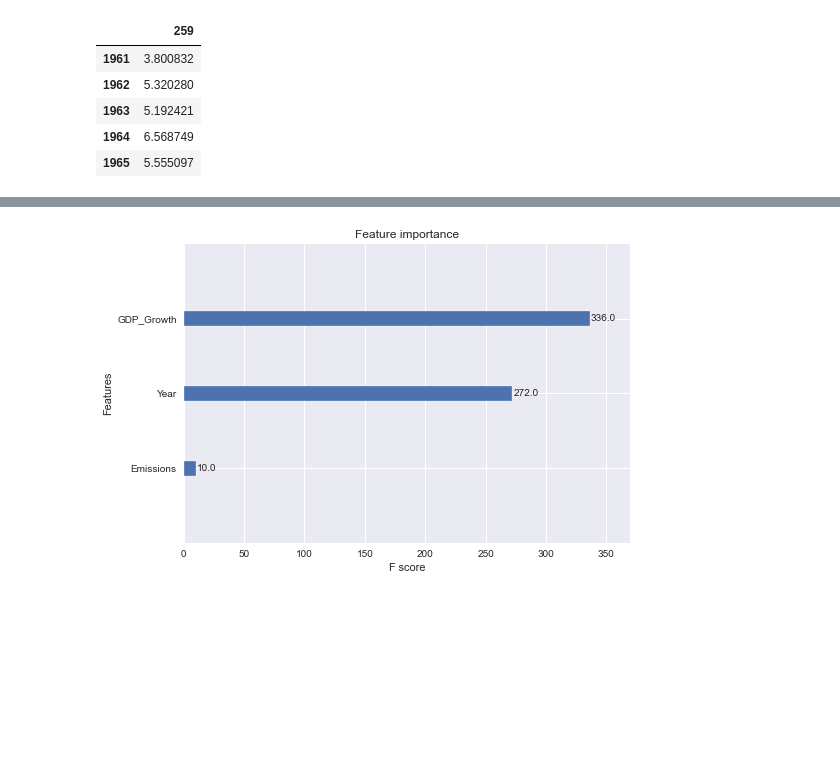
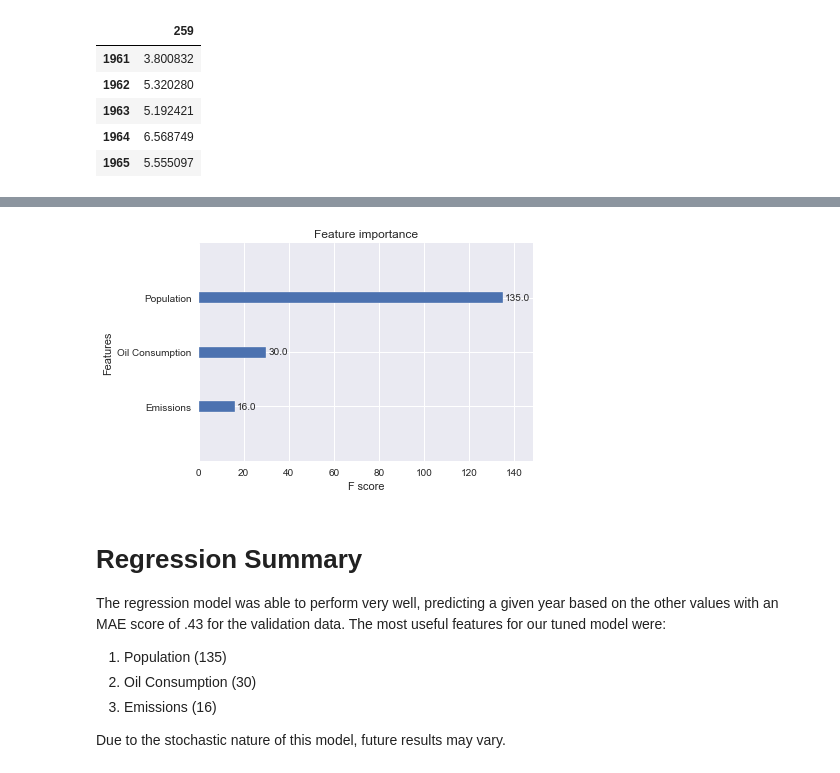
Before and after one commit to cmhollman/Capstone_Project, a Jupyter notebook: Global_Temp_Project.ipynb, the cells around one changed output, grey strips where cells are left out. Drawn from its saved outputs; the diff is of its cells as text; code cells hidden in the pictures; blank space fills up the shorter version.

```diff
--- a/Global_Temp_Project.ipynb
+++ b/Global_Temp_Project.ipynb
@@ -546,15 +638,18 @@ world_gdp.head()
 | 1964 | 6.568749 |
 | 1965 | 5.555097 |
 # %%
-reg_df = pop_df.join(world_gdp).join(gas_df).join(temp_year_df)
+#joining dataframes
+reg_df = pop_df.join(world_gdp).join(gas_df).join(temp_year_df).join(forest_df).join(oil_df)
 
+#renaming columns
 mapping = {
-     reg_df.columns[0]:'Population',
-     reg_df.columns[1]: 'GDP_Growth',
-     reg_df.columns[2]:'Emissions',
-     reg_df.columns[3]: 'Average_Temp'
+    reg_df.columns[0]:'Population',
+    reg_df.columns[1]: 'GDP Growth',
+    reg_df.columns[2]:'Emissions',
+    reg_df.columns[3]: 'Average Temp',
+    reg_df.columns[4]: 'Forest Cover',
+    reg_df.columns[5]: 'Oil Consumption'
 }
 
 reg_df.rename(columns = mapping, inplace=True)
-reg_df.reset_index(inplace=True)
 # %%
@@ -569,0 +662,2 @@ reg_df.head()
+# %%
+reg_df = reg_df.drop(columns='GDP Growth')
@@ -570,4 +678,5 @@ reg_df.head()
 # %%
-X = reg_df.drop('Average_Temp', axis=1)
-y = reg_df['Average_Temp']
-X_train, X_test, y_train, y_test = train_test_split(X,y, test_size = .15)
+#performing train-test split
+X = reg_df.drop('Average Temp', axis=1)
+y = reg_df['Average Temp']
+X_train, X_test, y_train, y_test = train_test_split(X,y, test_size = .15, random_state=6)
@@ -574,10 +686,10 @@ X_train, X_test, y_train, y_test = train_test_split(X,y, test_size = .15)
 # %%
+#creating parameter grid search for XGBoost Regressor
 boost = XGBRegressor()
 param_grid = {
-    'learning_rate': [0.01, 0.1],
-    'max_depth': [2,3,4],
+    'learning_rate': [0.01, 0.1, 0.3],
+    'max_depth': [3,4,5,6],
     'min_child_weight': [1, 2, 3],
-    'subsample': [0.5, 1],
-    'n_estimators': [50,100,150]
+    'n_estimators': [100,200]
 }
 # %%
@@ -614,10 +726,19 @@ Validation MAE: 0.21019504394531374
 # %%
-final_XGB = XGBRegressor(learning_rate=.1,
-                         max_depth=4,
-                         min_child_weight=2,
-                         n_estimators=150,
-                         subsample=1)
+#fitting final model and identifying most important features
+final_XGB = XGBRegressor(learning_rate=0.1,
+                         max_depth=3,
+                         min_child_weight=3,
+                         n_estimators = 100)
+
 final_XGB.fit(X_train, y_train);
 xgboost.plot_importance(final_XGB);
 # %% [output]
-[figure, old version]
+[figure, new version]
+# %% [markdown]
+# Regression Summary
+The regression model was able to perform very well, predicting a given year based on the other values with an MAE score of .43 for the validation data. The most useful features for our tuned model were:
+1. Population (135)
+2. Oil Consumption (30)
+3. Emissions (16)
+
+Due to the stochastic nature of this model, future results may vary.
```
Also changed, not shown: parts of 61 cells of this notebook, 11 other files.
